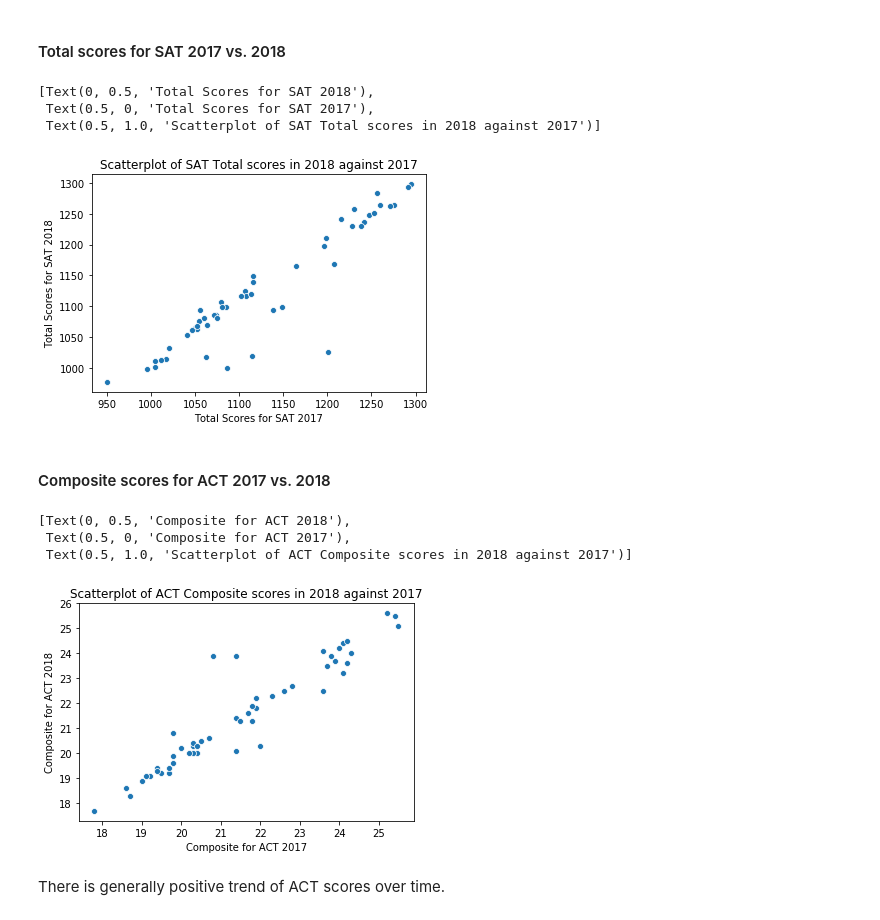
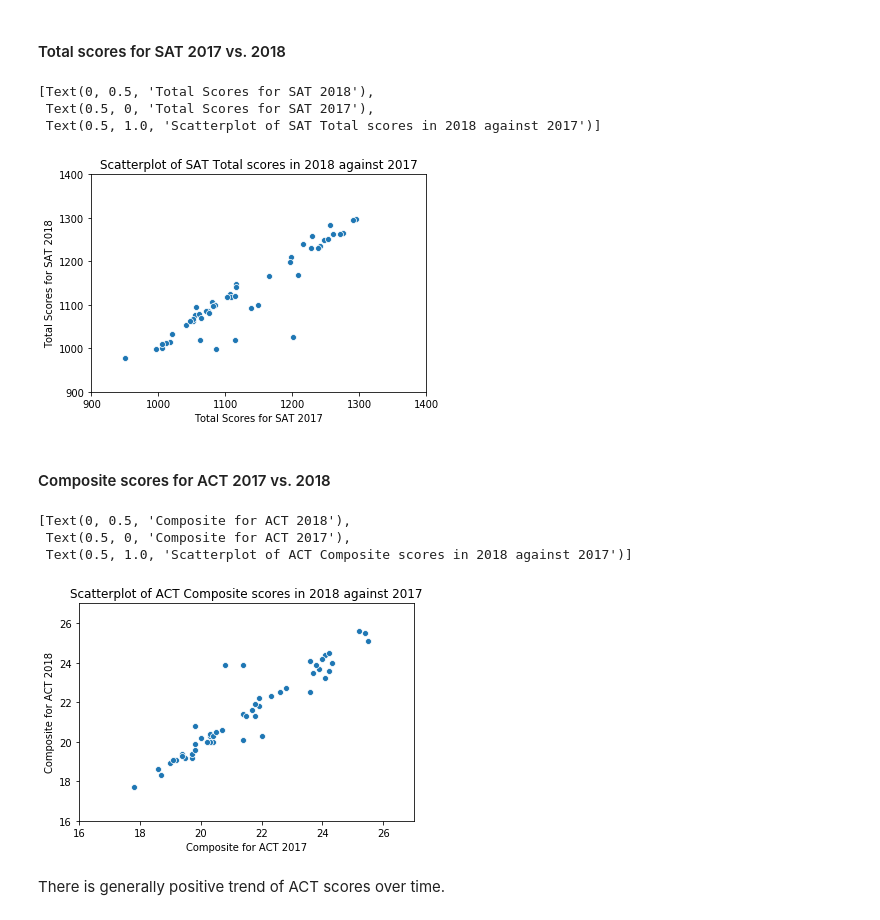
Before and after one commit to bearylogical/ga-assignments, a Jupyter notebook: project_1/Project 1 SAT & ACT Analysis.ipynb, the cells around one changed output. Saved outputs shown, nothing was run; the diff lists cells and outputs as text; code cells hidden in the pictures.

```diff
--- a/project_1/Project 1 SAT & ACT Analysis.ipynb
+++ b/project_1/Project 1 SAT & ACT Analysis.ipynb
@@ -1073,22 +1033,26 @@ ax_scatter_total_composite.set(xlabel='Total Scores for SAT', ylabel='Composite
 #### Total scores for SAT 2017 vs. 2018
 # %%
 ax_scatter_total_sat = sns.scatterplot(x="Total_sat2017",y="Total_sat2018",data=final)
+ax_scatter_total_sat.set_ylim(900, 1400)
+ax_scatter_total_sat.set_xlim(900, 1400)
 ax_scatter_total_sat.set(xlabel='Total Scores for SAT 2017', ylabel='Total Scores for SAT 2018',title='Scatterplot of SAT Total scores in 2018 against 2017')
 # %% [output]
 [Text(0, 0.5, 'Total Scores for SAT 2018'),
  Text(0.5, 0, 'Total Scores for SAT 2017'),
  Text(0.5, 1.0, 'Scatterplot of SAT Total scores in 2018 against 2017')]
-[figure, old version]
+[figure, new version]
 # %% [markdown]
 #### Composite scores for ACT 2017 vs. 2018
 # %%
 ax_scatter_composite_act = sns.scatterplot(x="Composite_act2017",y="Composite_act2018",data=final)
+ax_scatter_composite_act.set_ylim(16, 27)
+ax_scatter_composite_act.set_xlim(16, 27)
 ax_scatter_composite_act.set(xlabel='Composite for ACT 2017', ylabel='Composite for ACT 2018',title='Scatterplot of ACT Composite scores in 2018 against 2017')
 # %% [output]
 [Text(0, 0.5, 'Composite for ACT 2018'),
  Text(0.5, 0, 'Composite for ACT 2017'),
  Text(0.5, 1.0, 'Scatterplot of ACT Composite scores in 2018 against 2017')]
-[figure, old version]
+[figure, new version]
 # %% [markdown]
 There is generally positive trend of ACT scores over time.
 # %% [markdown]
```
Also changed, not shown: parts of 44 cells of this notebook, 6 other files.
